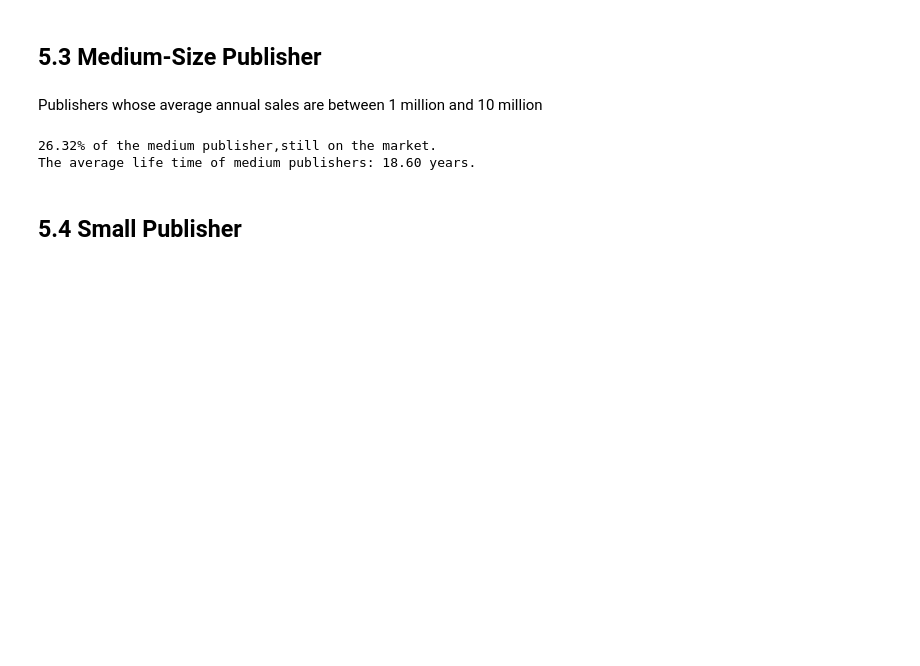
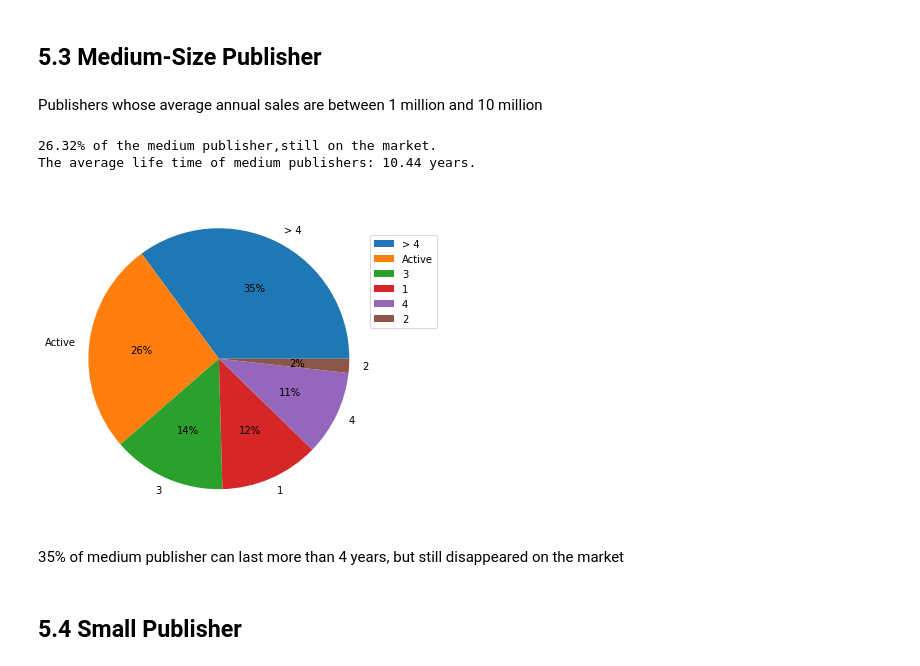
Before and after one commit to venson/Video_game, a Jupyter notebook: video-game.ipynb, the cells around one changed output. Drawn from its saved outputs; the diff is of its cells as text; code cells hidden in the pictures; blank space fills up the shorter version.

```diff
--- a/video-game.ipynb
+++ b/video-game.ipynb
@@ -690,6 +690,7 @@ Battlefield series , Medal of Honor series, Star Wars Battlefront series are the
 # %% [markdown]
 ## 5.1 First Year Salse
 # %%
+publisher_by_year = df.groupby(['Year', 'Publisher'])['Global_Sales'].sum().unstack(0)
 total = df.groupby(['Year', 'Publisher'])['Global_Sales'].sum().reset_index()
 publishers_duration = total.groupby(['Publisher'])['Year'].agg(['min', 'max']).reset_index()
 publishers_duration['first_sales'] = publishers_duration.\
@@ -700,7 +701,7 @@ publishers_duration['max_sales'] = publishers_duration.\
     apply(lambda x:  publisher_by_year.loc[x['Publisher'], : ].max(), axis = 1)
 publishers_duration['mean_sales'] = publishers_duration.\
     apply(lambda x:  publisher_by_year.loc[x['Publisher'], : ].mean(), axis = 1)
-publishers_duration['last_year'] = publishers_duration['max'] - publishers_duration['min']
+publishers_duration['last_year'] = publishers_duration['max'] - publishers_duration['min'] +1
 # %%
 sns.histplot(publishers_duration['first_sales'], stat='percent', bins=range(0, 10))
 plt.xlabel('First Year Sales')
@@ -765,10 +766,23 @@ publisher_medium_2015 = publisher_medium[publisher_medium['max'] == 2015]
 print('{:.2f}% of the medium publisher,still on the market.'.\
     format(100*publisher_medium_2015.shape[0]/ publisher_medium.shape[0]))
 print('The average life time of medium publishers: {:.2f} years.'.\
-    format(publisher_medium_2015['last_year'].mean()))
+    format(publisher_medium['last_year'].mean()))
 # %% [output]
 26.32% of the medium publisher,still on the market.
-The average life time of medium publishers: 18.60 years.
+The average life time of medium publishers: 10.44 years.
+# %%
+plt.figure(figsize=(8,6))
+medium_status = publisher_medium[['last_year','max']].apply(lambda x: 'Active' if x['max']==2015
+    else( x['last_year'] if x['last_year']<=4 else '> 4'), axis=1)
+medium_year_status = medium_status.value_counts()
+plt.pie(medium_year_status, labels=medium_year_status.index, autopct='%.0f%%')
+plt.legend(medium_year_status.index,loc="upper right",bbox_to_anchor=(0.9,0.8),  fontsize=10,
+           bbox_transform=plt.gcf().transFigure)
+plt.show()
+# %% [output]
+[figure, added]
+# %% [markdown]
+35% of medium publisher can last more than 4 years, but still disappeared on the market
 # %% [markdown]
 ## 5.4 Small Publisher
 # %% [markdown]
```
Also changed, not shown: parts of 24 cells of this notebook.
